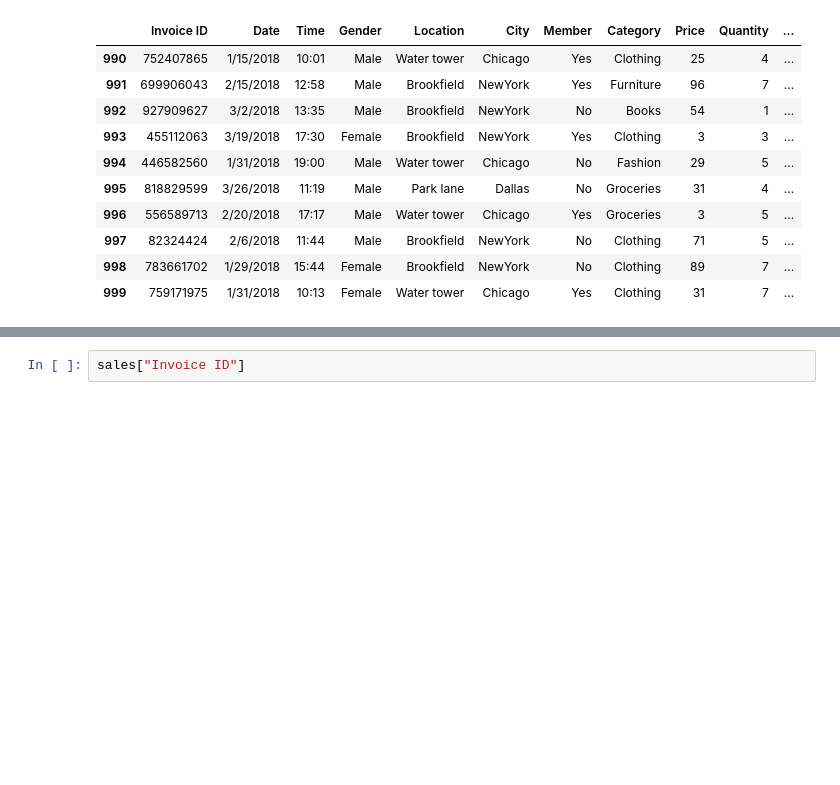
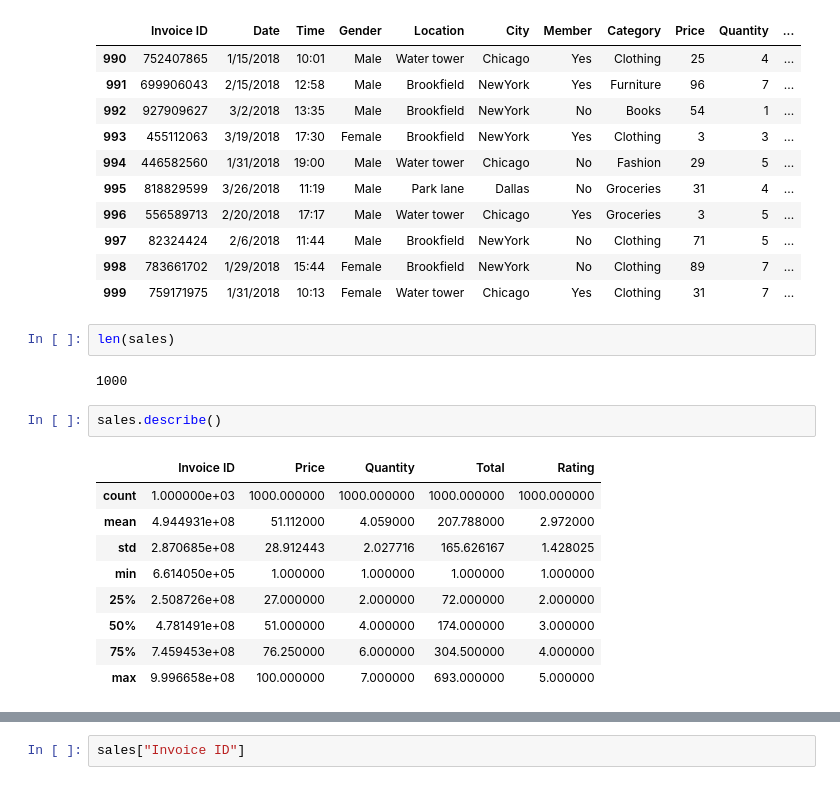
Before and after one commit to uuvedant4/supermarket-sales-data-analysis, a Jupyter notebook: supermarket-data-analysis.ipynb, the cells around one changed output, grey strips where cells are left out. Cells and saved outputs as stored; diff of their text form; blank space fills up the shorter version.

```diff
--- a/supermarket-data-analysis.ipynb
+++ b/supermarket-data-analysis.ipynb
@@ -43,3 +43,19 @@ sales.tail(10)
 | 997 | 82324424 | 2/6/2018 | 11:44 | Male | Brookfield | NewYork | No | Clothing | 71 | 5 | ... |
 | 998 | 783661702 | 1/29/2018 | 15:44 | Female | Brookfield | NewYork | No | Clothing | 89 | 7 | ... |
 | 999 | 759171975 | 1/31/2018 | 10:13 | Female | Water tower | Chicago | Yes | Clothing | 31 | 7 | ... |
+# %%
+len(sales)
+# %% [output]
+1000
+# %%
+sales.describe()
+# %% [output]
+|  | Invoice ID | Price | Quantity | Total | Rating |
+| count | 1.000000e+03 | 1000.000000 | 1000.000000 | 1000.000000 | 1000.000000 |
+| mean | 4.944931e+08 | 51.112000 | 4.059000 | 207.788000 | 2.972000 |
+| std | 2.870685e+08 | 28.912443 | 2.027716 | 165.626167 | 1.428025 |
+| min | 6.614050e+05 | 1.000000 | 1.000000 | 1.000000 | 1.000000 |
+| 25% | 2.508726e+08 | 27.000000 | 2.000000 | 72.000000 | 2.000000 |
+| 50% | 4.781491e+08 | 51.000000 | 4.000000 | 174.000000 | 3.000000 |
+| 75% | 7.459453e+08 | 76.250000 | 6.000000 | 304.500000 | 4.000000 |
+| max | 9.996658e+08 | 100.000000 | 7.000000 | 693.000000 | 5.000000 |
```
Also changed, not shown: parts of 3 cells of this notebook.
